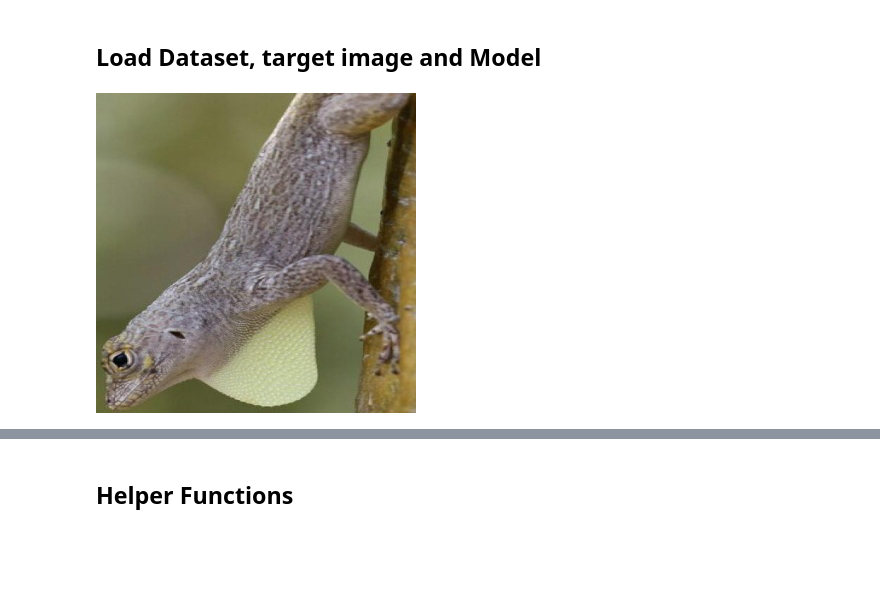
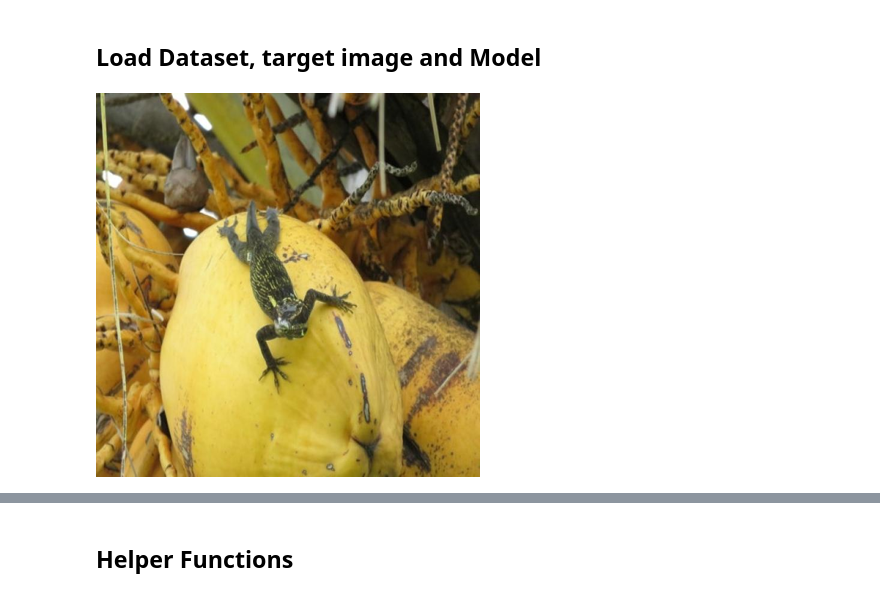
Before and after one commit to wenhan9604/Anole_classifier, a Jupyter notebook: Spring_2025/hugging_face_grad_cam.ipynb, the cells around one changed output, grey strips where cells are left out. Drawn from its saved outputs; the diff is of its cells as text; code cells hidden in the pictures; blank space fills up the shorter version.

```diff
--- a/Spring_2025/hugging_face_grad_cam.ipynb
+++ b/Spring_2025/hugging_face_grad_cam.ipynb
@@ -180,14 +180,14 @@ from transformers import AutoModelForImageClassification
 # %% [markdown]
 ## Load Dataset, target image and Model
 # %%
-dataset = load_dataset("../Dataset/yolo_training/cropped_lizard_10000")
+image_path = Path("../Dataset/YOLO_training/florida_five_anole_10000/test/images/36391_7586214_jpg.rf.5799734e988d19becc423d4e350f27c3.jpg")
+image = Image.open(image_path).convert("RGB")
 # %%
-from torchvision.transforms import Resize
-image = dataset["test"]["image"][0]
-#image = image.resize((384, 384))
+
+image = image.resize((384, 384))
 image
 # %% [output]
-[figure, old version]
+[figure, new version]
 # %%
 #img_tensor = transforms.ToTensor()(image)
 # %%
```
Also changed, not shown: parts of 19 cells of this notebook.
